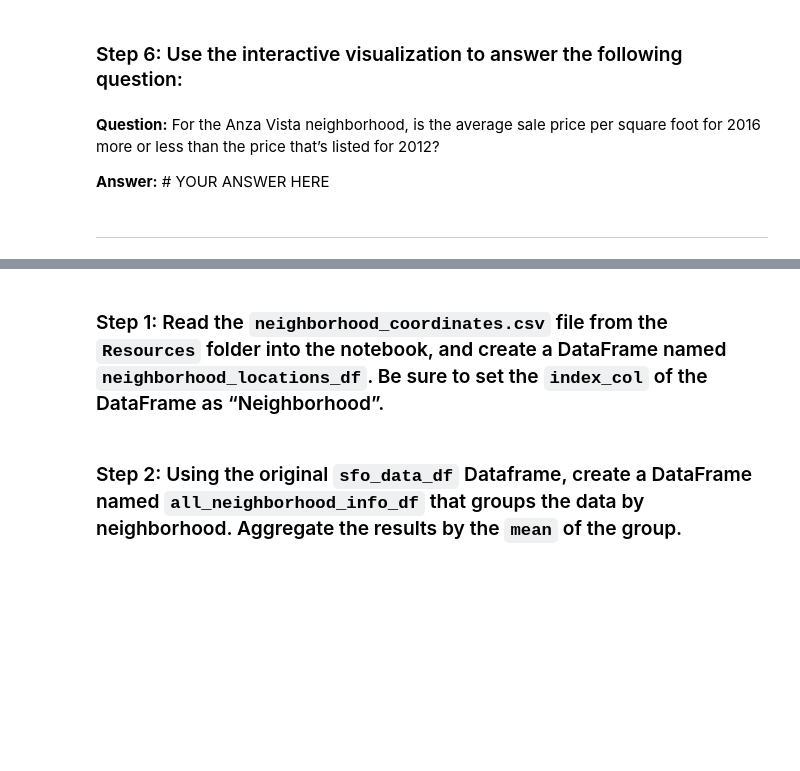
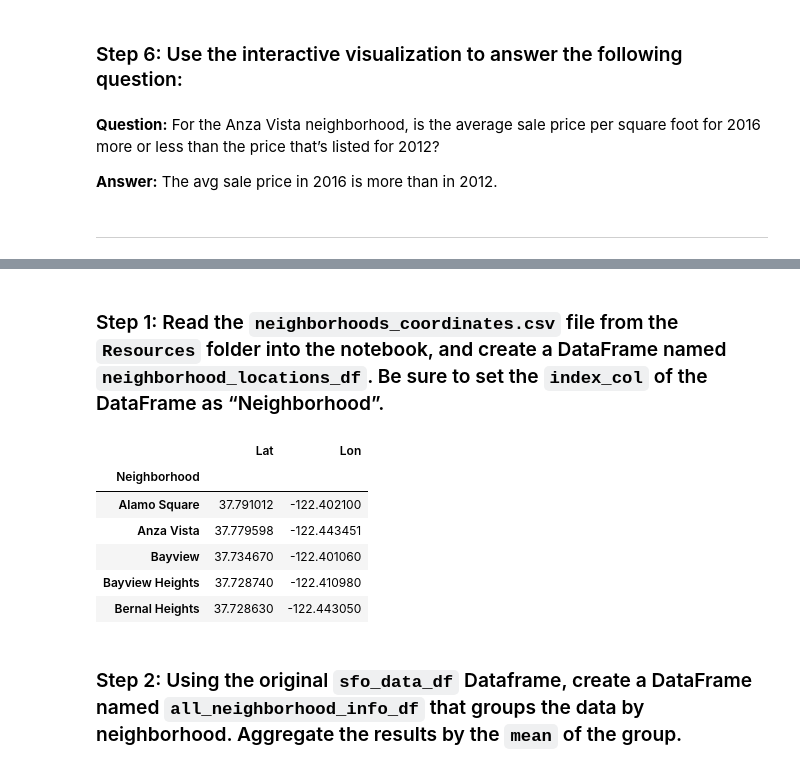
Before and after one commit to annajolt/Challenge_6, a Jupyter notebook: san_francisco_housing.ipynb, the cells around one changed output, grey strips where cells are left out. Saved outputs shown, nothing was run; the diff lists cells and outputs as text; code cells hidden in the pictures; blank space fills up the shorter version.

```diff
--- a/san_francisco_housing.ipynb
+++ b/san_francisco_housing.ipynb
@@ -358,7 +380,7 @@ prices_by_year_by_neighborhood = # YOUR CODE HERE
 # %% [markdown]
 **Question:** For the Anza Vista neighborhood, is the average sale price per square foot for 2016 more or less than the price that’s listed for 2012?
 
-**Answer:** # YOUR ANSWER HERE
+**Answer:** The avg sale price in 2016 is more than in 2012.
 # %% [markdown]
 ---
 # %% [markdown]
@@ -390,13 +412,21 @@ Note that your resulting plot should appear similar to the following image:
 
     * Which neighborhood has the highest gross rent, and which has the highest sale price per square foot?
 # %% [markdown]
-### Step 1: Read the `neighborhood_coordinates.csv` file from the `Resources` folder into the notebook, and create a DataFrame named `neighborhood_locations_df`. Be sure to set the `index_col` of the DataFrame as “Neighborhood”.
+### Step 1: Read the `neighborhoods_coordinates.csv` file from the `Resources` folder into the notebook, and create a DataFrame named `neighborhood_locations_df`. Be sure to set the `index_col` of the DataFrame as “Neighborhood”.
 # %%
 # Load neighborhoods coordinates data
-neighborhood_locations_df = # YOUR CODE HERE
+neighborhood_locations_df = pd.read_csv(Path('../Resources/neighborhoods_coordinates.csv'), index_col='Neighborhood')
 
 # Review the DataFrame
-# YOUR CODE HERE
+neighborhood_locations_df.head()
+# %% [output]
+|  | Lat | Lon |
+| Neighborhood |  |  |
+| Alamo Square | 37.791012 | -122.402100 |
+| Anza Vista | 37.779598 | -122.443451 |
+| Bayview | 37.734670 | -122.401060 |
+| Bayview Heights | 37.728740 | -122.410980 |
+| Bernal Heights | 37.728630 | -122.443050 |
 # %% [markdown]
 ### Step 2: Using the original `sfo_data_df` Dataframe, create a DataFrame named `all_neighborhood_info_df` that groups the data by neighborhood. Aggregate the results by the `mean` of the group.
 # %%
```
Also changed, not shown: parts of 8 cells of this notebook.
